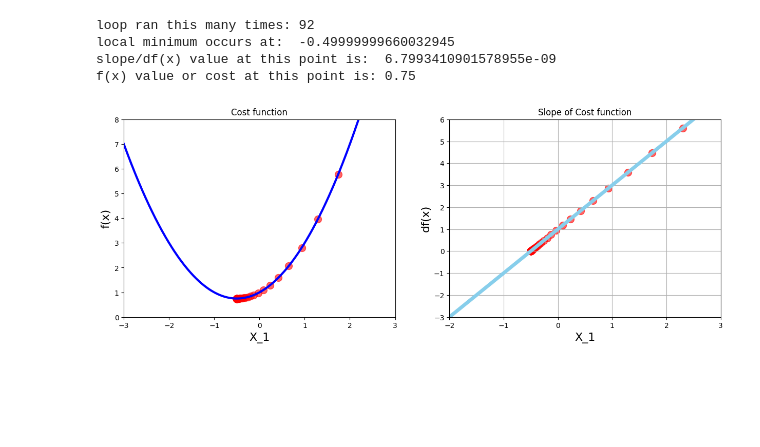
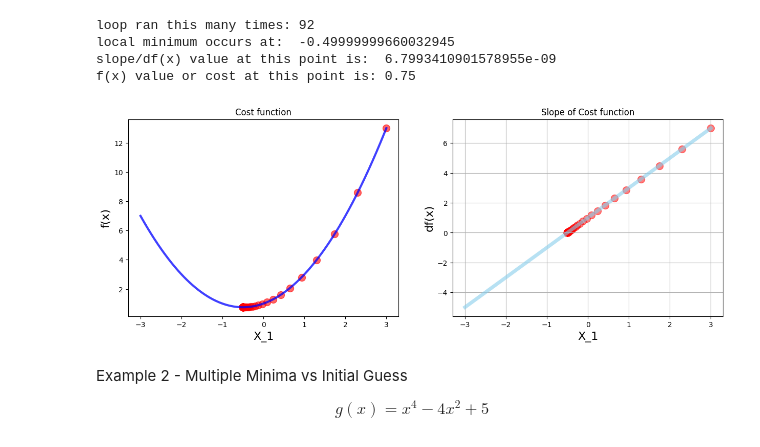
Before and after one commit to DillonDepala/IntroToOptimisationAndGradientDescentAlgorithm, a Jupyter notebook: Gradient_Descent.ipynb, the cells around one changed output. Drawn from its saved outputs; the diff is of its cells as text; code cells hidden in the pictures; blank space fills up the shorter version.

```diff
--- a/Gradient_Descent.ipynb
+++ b/Gradient_Descent.ipynb
@@ -97,35 +97,39 @@ f(x) value or cost at this point is: 0.75
 # %%
 # Superimpose gradient descent calculations on simple cost function and derivative of simple cost function plot
 
 plt.figure(figsize=[15,5])
 
 #Plot 1 - Simple Cost function
 plt.subplot(1, 2, 1)
 
-plt.xlim([-3, 3])
-plt.ylim(0,8)
+# plt.xlim([-3, 3])
+# plt.ylim(0,8)
 plt.title('Cost function')
 plt.xlabel('X_1', fontsize=16)
 plt.ylabel('f(x)', fontsize=16)
-plt.plot(x_1, f(x_1), color='blue', linewidth=3)
+plt.plot(x_1, f(x_1), color='blue', linewidth=3, alpha=0.75)
 
 new_x_values = np.array(x_list)
 
 plt.scatter(x_list, f(new_x_values), color='red', s=100, alpha=0.6)
 
 #Plot 2 - Derivative
 plt.subplot(1, 2, 2)
 
-plt.xlim(-2,3)
-plt.ylim(-3,6)
+# plt.xlim(-2,3)
+# plt.ylim(-3,6)
 plt.grid()
 plt.title('Slope of Cost function')
 plt.xlabel('X_1', fontsize=16)
 plt.ylabel('df(x)', fontsize=16)
-plt.plot(x_1, df(x_1), color='skyblue', linewidth=5)
+plt.plot(x_1, df(x_1), color='skyblue', linewidth=5, alpha=0.6)
 
-plt.scatter(x_list, df(new_x_values), color='red', s=100, alpha=0.6)
+plt.scatter(x_list, df(new_x_values), color='red', s=100, alpha=0.5)
 
 plt.show()
 # %% [output]
-[figure, old version]
+[figure, new version]
+# %% [markdown]
+Example 2 - Multiple Minima vs Initial Guess
+
+$$g(x) = x^4 - 4x^2 + 5$$
```
Also changed, not shown: parts of 7 cells of this notebook.
